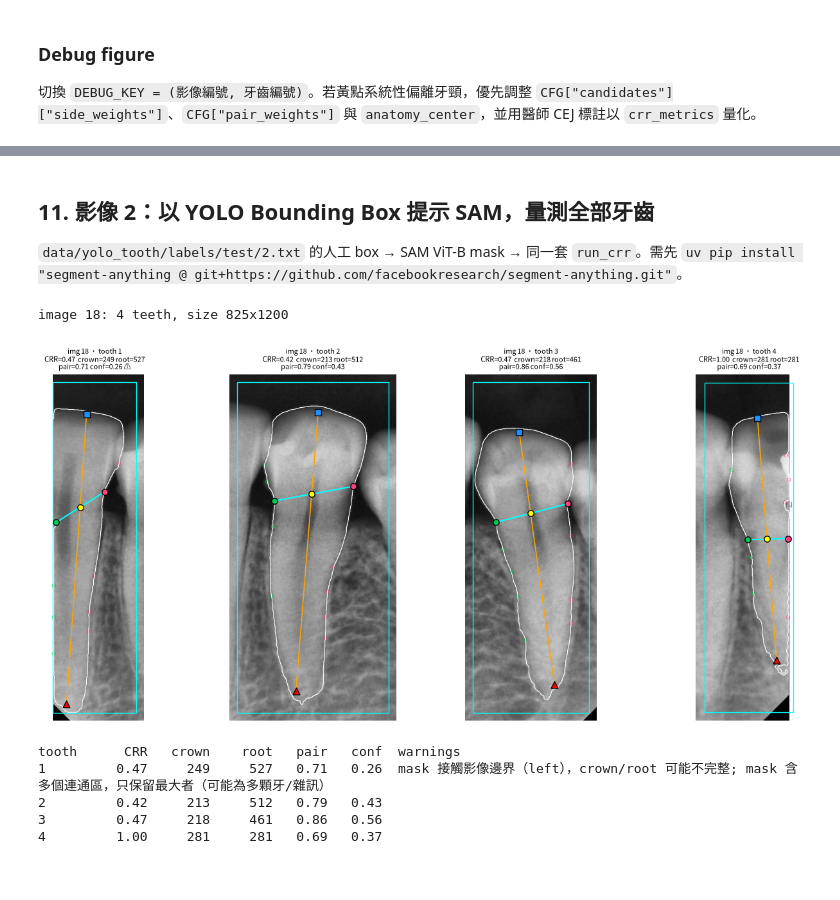
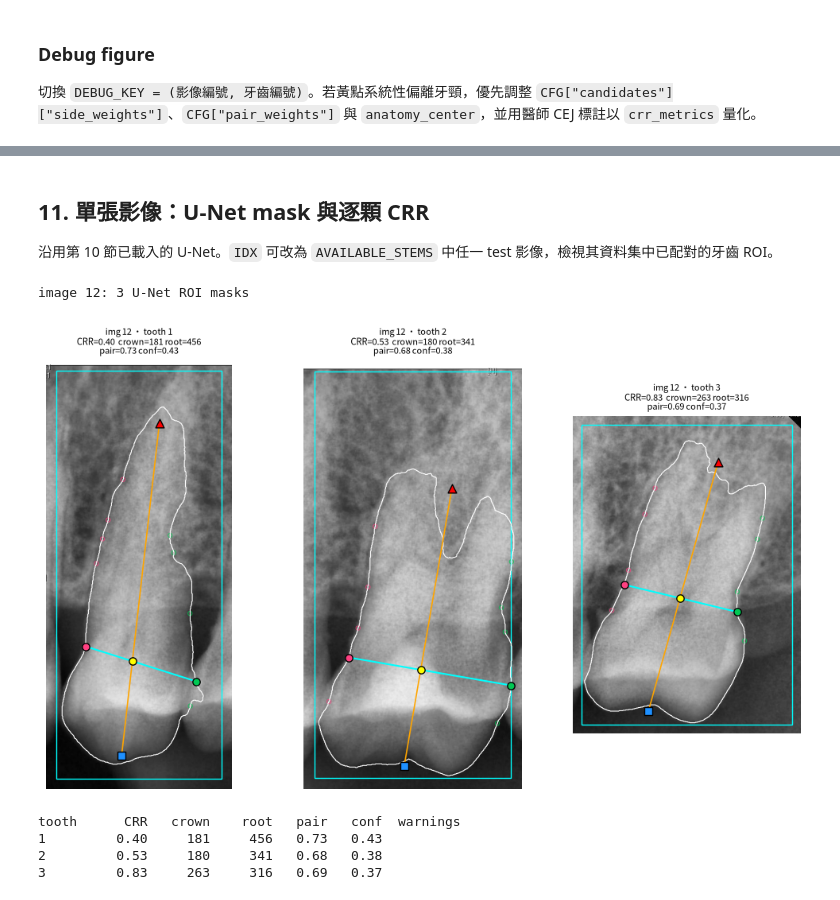
Before and after one commit to CliffyangZ/CRR-Research, a Jupyter notebook: notebooks/crr_algo.ipynb, the cells around one changed output, grey strips where cells are left out. Cells and saved outputs as stored; diff of their text form; code cells hidden in the pictures.

```diff
--- a/notebooks/crr_algo.ipynb
+++ b/notebooks/crr_algo.ipynb
@@ -426,7 +436,7 @@ def score_pairs(cands: dict, axis: ToothAxis, cfg: dict) -> dict:
         best = {"i": int(i), "j": int(j), "score": float(M[i, j]),
                 "margin": float(1 - flat[1] / flat[0]) if len(flat) > 1 and flat[0] > 0 else 1.0,
                 "components": comps[(i, j)]}
-    return {"matrix": M, "best": best}
+    return {"matrix": M, "best": best, "components": comps, "scorer": "weighted"}
 # %% [markdown]
 ## 6. CRR 幾何與完整 pipeline
 
@@ -841,11 +1165,14 @@ JSON 已輸出到 /home/cliffyang/Program/Medical-CV/tooth_ratio/reports/models/
 
 切換 `DEBUG_KEY = (影像編號, 牙齒編號)`。若黃點系統性偏離牙頸，優先調整 `CFG["candidates"]["side_weights"]`、`CFG["pair_weights"]` 與 `anatomy_center`，並用醫師 CEJ 標註以 `crr_metrics` 量化。
 # %%
-DEBUG_KEY = next(iter(real_results))
-res, dbg = real_results[DEBUG_KEY]
-if "pairs" in dbg:
-    image, _ = load_teeth(DEBUG_KEY[0])
-    debug_figure(image, res, dbg, f"debug {DEBUG_KEY}")
+if real_results:
+    DEBUG_KEY = next(iter(real_results))
+    res, dbg = real_results[DEBUG_KEY]
+    if "pairs" in dbg:
+        image, _ = load_teeth(DEBUG_KEY[0])
+        debug_figure(image, res, dbg, f"debug {DEBUG_KEY}")
+    else:
+        print(res.warnings)
 else:
-    print(res.warnings)
+    print("尚無真實影像結果。")
 # %% [output]
@@ -859,57 +1186,40 @@ else:
 warnings:
 - none
 # %% [markdown]
-## 11. 影像 2：以 YOLO Bounding Box 提示 SAM，量測全部牙齒
+## 11. 單張影像：U-Net mask 與逐顆 CRR
 
-`data/yolo_tooth/labels/test/2.txt` 的人工 box → SAM ViT-B mask → 同一套 `run_crr`。需先 `uv pip install "segment-anything @ git+https://github.com/facebookresearch/segment-anything.git"`。
+沿用第 10 節已載入的 U-Net。`IDX` 可改為 `AVAILABLE_STEMS` 中任一 test 影像，檢視其資料集中已配對的牙齒 ROI。
 # %%
-import torch
-from segment_anything import SamPredictor, sam_model_registry
-
-IDX = 18
-SAM_CKPT = PROJECT_ROOT / "src/models/weights/sam_vit_b_01ec64.pth"
-img_gray = cv2.imread(str(PROJECT_ROOT / f"data/yolo_tooth/images/test/{IDX}.png"), cv2.IMREAD_GRAYSCALE)
+IDX = STEMS[0]
+img_rgb2, unet_masks = load_teeth(IDX)
+img_gray = cv2.cvtColor(img_rgb2, cv2.COLOR_RGB2GRAY)
 H, W = img_gray.shape
-yolo = np.loadtxt(PROJECT_ROOT / f"data/yolo_tooth/labels/test/{IDX}.txt", ndmin=2)
-boxes = np.array([[(xc - bw / 2) * W, (yc - bh / 2) * H, (xc + bw / 2) * W, (yc + bh / 2) * H]
-                  for _, xc, yc, bw, bh in yolo], dtype=np.float32).clip(0, [W, H, W, H])
-order = np.argsort(boxes[:, 0])           # 由左到右編號
-boxes = boxes[order]
-
-sam = sam_model_registry["vit_b"](checkpoint=str(SAM_CKPT)).to("cuda" if torch.cuda.is_available() else "cpu").eval()
-predictor = SamPredictor(sam)
-img_rgb2 = cv2.cvtColor(img_gray, cv2.COLOR_GRAY2RGB)
-predictor.set_image(img_rgb2)
-sam_masks = []
-for b in boxes:
-    ms, sc, _ = predictor.predict(box=b, multimask_output=False)
-    sam_masks.append(ms[0])
-print(f"image {IDX}: {len(boxes)} teeth, size {W}x{H}")
+boxes = np.array([r["box_xyxy"] for r in _unet_ds.rows if str(r["image_id"]) == str(IDX)])
+print(f"image {IDX}: {len(unet_masks)} U-Net ROI masks")
 # %% [output]
-image 18: 4 teeth, size 825x1200
+image 12: 3 U-Net ROI masks
 # %%
 fig, axs = plt.subplots(1, len(boxes), figsize=(4.2 * len(boxes), 7), squeeze=False)
 box_results = []
-for k, (ax, mk, b) in enumerate(zip(axs[0], sam_masks, boxes), 1):
+for k, (ax, mk, b) in enumerate(zip(axs[0], unet_masks, boxes), 1):
     res, dbg = run_crr(img_rgb2, mk)
     draw_overlay(ax, img_rgb2, res, dbg, f"img {IDX} · tooth {k}")
     ax.add_patch(plt.Rectangle((b[0], b[1]), b[2] - b[0], b[3] - b[1], fill=False, ec="cyan", lw=1))
     ax.set_xlim(b[0] - 20, b[2] + 20); ax.set_ylim(b[3] + 20, b[1] - 20)
     box_results.append((res, dbg))
 plt.show()
 
 print(f"{'tooth':<7}{'CRR':>7}{'crown':>8}{'root':>8}{'pair':>7}{'conf':>7}  warnings")
 for k, (r, _) in enumerate(box_results, 1):
     print(f"{k:<7}{r.crr:7.2f}{r.crown_length_px:8.0f}{r.root_length_px:8.0f}{r.cej_pair_score:7.2f}"
           f"{r.confidence:7.2f}  {'; '.join(r.warnings)}")
 for k, (r, d) in enumerate(box_results, 1):
     (OUTPUT_DIR / f"{IDX}_box_tooth{k}.json").write_text(json.dumps(result_to_json(r, d), ensure_ascii=False, indent=1))
 # %% [output]
-[figure, old version]
+[figure, new version]
 tooth      CRR   crown    root   pair   conf  warnings
-1         0.47     249     527   0.71   0.26  mask 接觸影像邊界（left），crown/root 可能不完整; mask 含多個連通區，只保留最大者（可能為多顆牙/雜訊）
-2         0.42     213     512   0.79   0.43
-3         0.47     218     461   0.86   0.56
-4         1.00     281     281   0.69   0.37
+1         0.40     181     456   0.73   0.43
+2         0.53     180     341   0.68   0.38
+3         0.83     263     316   0.69   0.37
 # %%
 # 逐顆牙齒：print 量測結果，並顯示 SAM 原始 mask 與後處理後的二值圖
```
Also changed, not shown: parts of 15 cells of this notebook, 38 other files.
